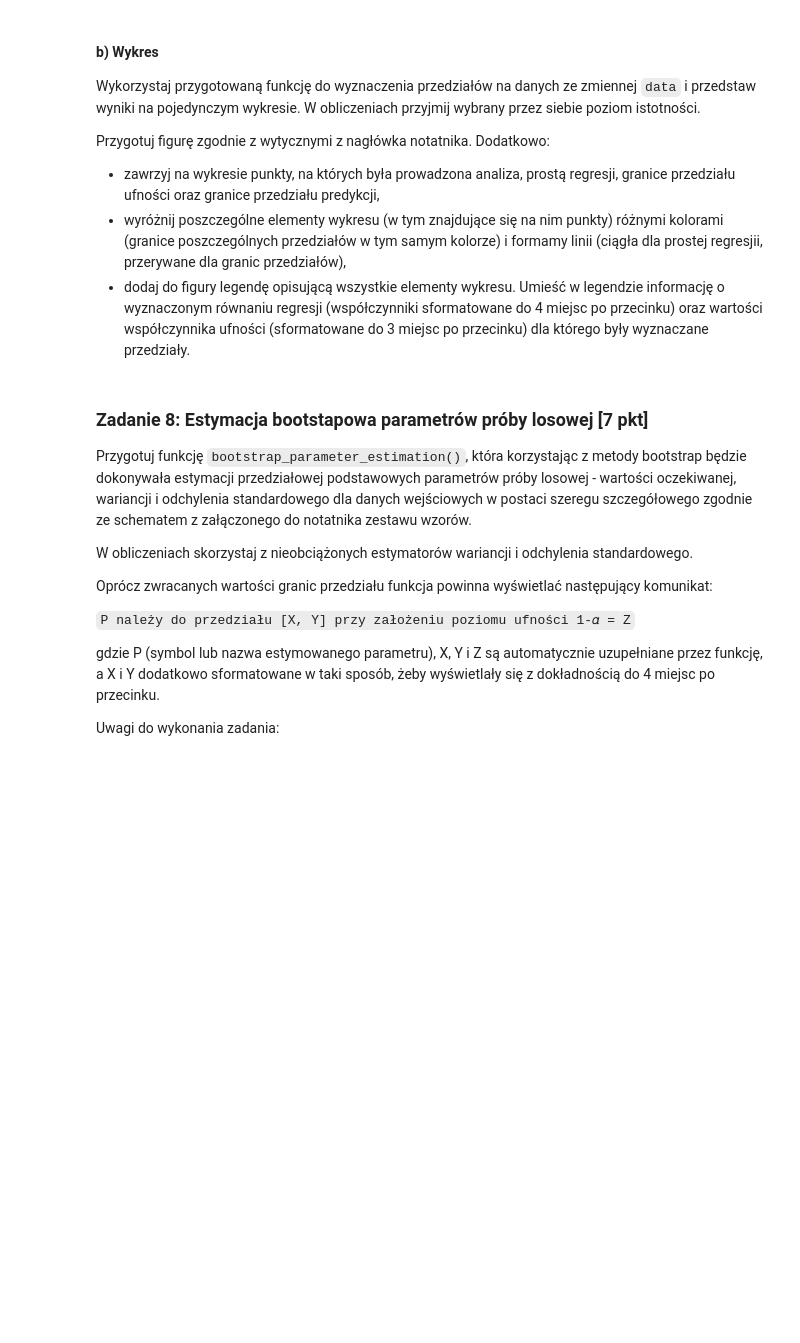
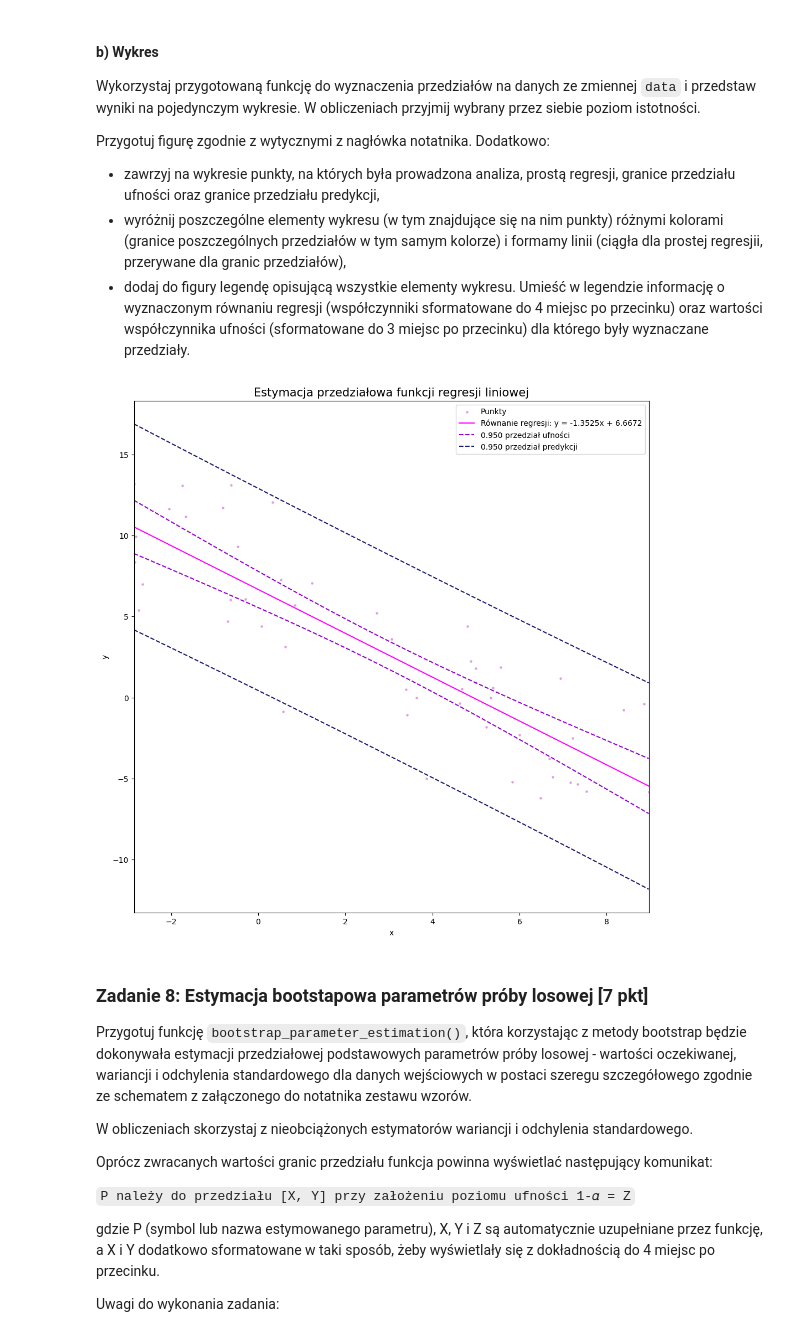
Before and after one commit to zuzannabrauer/dataAnalysisPython, a Jupyter notebook: ZZ04_CZ03.ipynb, the cells around one changed output. Drawn from its saved outputs; the diff is of its cells as text; code cells hidden in the pictures; blank space fills up the shorter version.

```diff
--- a/ZZ04_CZ03.ipynb
+++ b/ZZ04_CZ03.ipynb
@@ -133,8 +184,25 @@ Przygotuj figurę zgodnie z wytycznymi z nagłówka notatnika. Dodatkowo:
 - dodaj do figury legendę opisującą wszystkie elementy wykresu. Umieść w legendzie informację o wyznaczonym równaniu regresji (współczynniki sformatowane do 4 miejsc po przecinku) oraz wartości współczynnika ufności (sformatowane do 3 miejsc po przecinku) dla którego były wyznaczane przedziały.
 # %%
 # Wykres
-# YOUR CODE HERE
-raise NotImplementedError()
+alpha = 0.05
+a, b, results = linear_regression_estimation(data, alpha)
+
+fig,ax = plt.subplots(1, 1, figsize = (12, 12), facecolor = "white")
+ax.set_title("Estymacja przedziałowa funkcji regresji liniowej", fontsize = 15)
+ax.set_xlabel("x")
+ax.set_ylabel("y")
+
+ax.scatter(data['x'], data['y'], c = 'plum', label = 'Punkty', s = 5)
+ax.plot(results['x'], results['y_reg'], c = 'magenta', label = f"Równanie regresji: y = {a:.4f}x + {b:.4f}")
+ax.plot(results['x'], results['ci_high'], c = 'darkviolet', linestyle = "dashed", label = f"{1-alpha:.3f} przedział ufności")
+ax.plot(results['x'], results['ci_low'], c = 'darkviolet', linestyle = "dashed")
+ax.plot(results['x'], results['pi_high'], c = 'midnightblue', linestyle = "dashed", label = f"{1-alpha:.3f} przedział predykcji")
+ax.plot(results['x'], results['pi_low'], c = 'midnightblue', linestyle = "dashed")
+
+ax.set_xlim(min(data['x']), max(data['x']))
+ax.legend();
+# %% [output]
+[figure, added]
 # %% [markdown]
 ### Zadanie 8: Estymacja bootstapowa parametrów próby losowej [7 pkt]
 
```
Also changed, not shown: parts of 1 cell of this notebook.
